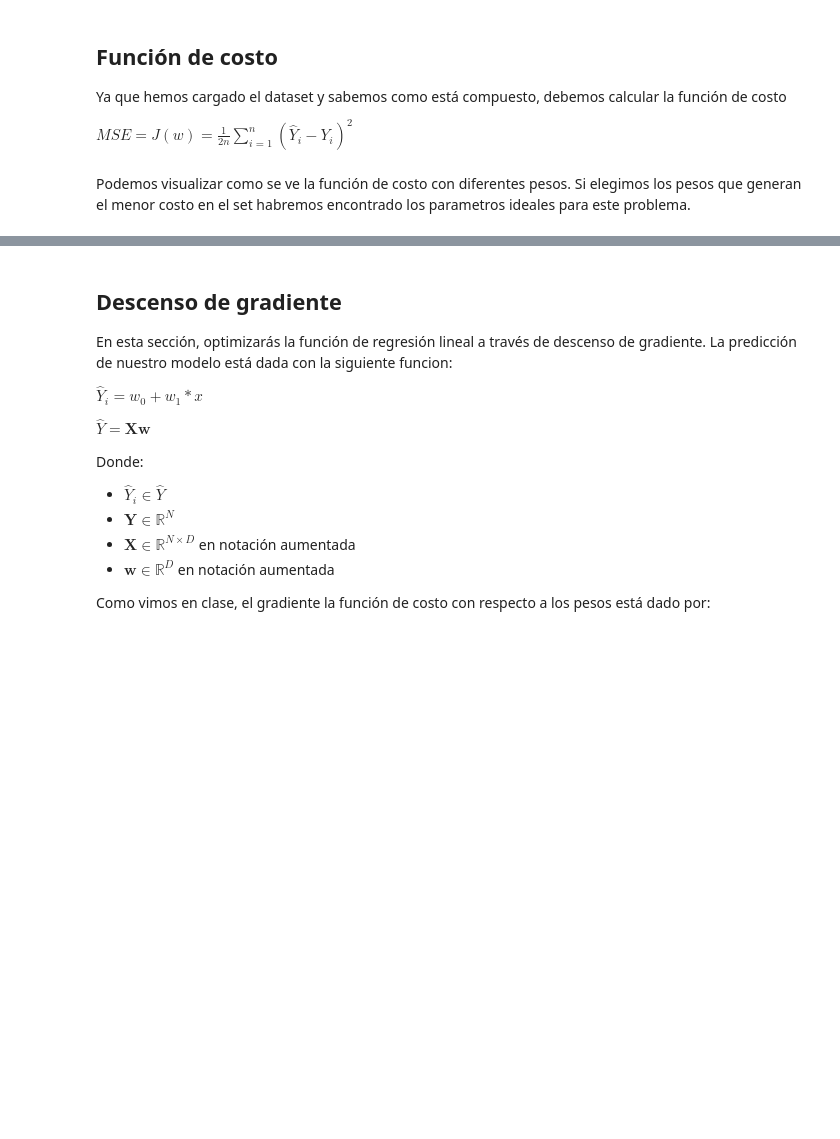
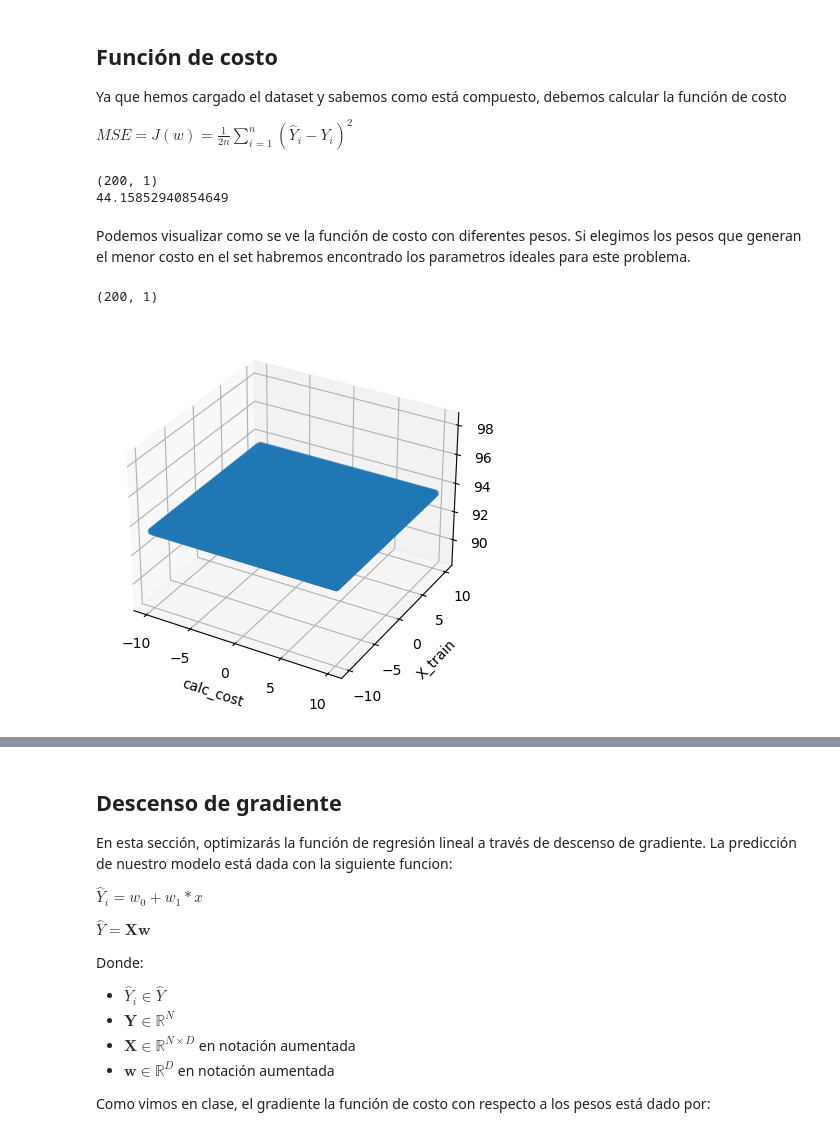
Before and after one commit to JessicaBorja/ML23, a Jupyter notebook: ml23/ejercicio_1_LinearReg/gradient_descent.ipynb, the cells around one changed output, grey strips where cells are left out. Drawn from its saved outputs; the diff is of its cells as text; code cells hidden in the pictures; blank space fills up the shorter version.

```diff
--- a/ml23/ejercicio_1_LinearReg/gradient_descent.ipynb
+++ b/ml23/ejercicio_1_LinearReg/gradient_descent.ipynb
@@ -48,9 +48,14 @@ def mse_loss(y, y_pred):
         y: shape=N Etiquetas
         y_pred: predicciones del modelo
     """
+
     # TODO: Calcula el resultado de la función de costo
     # ====== Start of solution =====
-    y = ideal_w[0] + X * ideal_w[1] + eps
+    #y = ideal_w[0] + X * ideal_w[1] + eps
+
+    Error = y_pred - y
+    Error_cuadrado = Error ** 2
+    loss = Error_cuadrado.mean()
     print (y.shape)
 
     '''
@@ -80,43 +85,51 @@ w = np.random.uniform(-10, 10, size=(2, 1))
 # TODO: Calcula las preddiciones para el conjunto de entrenamiento x_train
 #y_pred = ...
 
+y_pred = np.dot(x_train, w) # y = Xw
+
 # TODO: Calcula la función de costo para las predicciones(y_pred) y los valores reales (y_train)
 # ====== Start of solution =====
-
+print(mse_loss(y_train, y_pred))
 # ====== End of solution =====
+# %% [output]
+(200, 1)
+44.15852940854649
 # %% [markdown]
 Podemos visualizar como se ve la función de costo con diferentes pesos.
 Si elegimos los pesos que generan el menor costo en el set habremos encontrado los parametros ideales para este problema.
 # %%
 # Probaremos con 100x100 combinaciones de distintos parametros
 w0 = np.linspace(-10, 10, 100)
 w1 = np.linspace(-10, 10, 100)
 w0w0, w1w1 = np.meshgrid(w0, w1)
 w0_flat = w0w0.ravel()
 w1_flat = w1w1.ravel()
 W = np.stack([w0_flat, w1_flat], axis=0)
 
 
 # Calculamos la función de costo
 # TODO: calcula el costo de las predicciones (y_pred) contra etiquetas (y_train)
 # usando las 100x100 combindaciones de parametros (W)
 # ====== Start of solution =====
-y_pred = ...
-calc_cost = ...
+y_pred = np.dot(x_train, W)
+calc_cost = mse_loss(y_train, y_pred)
 # ====== End of solution =====
 
 # Graficamos los parametros w con su respectivo costo en el eje de las x
 fig = plt.figure()
 ax = fig.add_subplot(projection='3d')
 ax.scatter(w0_flat, w1_flat, calc_cost)
 
 # TODO: Escribe a qué valor corresponde cada eje
 # ====== Start of solution =====
-ax.set_xlabel(...)
-ax.set_ylabel(...)
-ax.set_zlabel(...)
+ax.set_xlabel('calc_cost')
+ax.set_ylabel('X_train')
+ax.set_zlabel('W')
 # ====== End of solution =====
 plt.show()
+# %% [output]
+(200, 1)
+[figure, added]
 # %%
 # Podemos encontrar la combinación de pesos que minimizan el costo
 # Y de esta manera encontrar los pesos ideales
```
Also changed, not shown: parts of 6 cells of this notebook.
